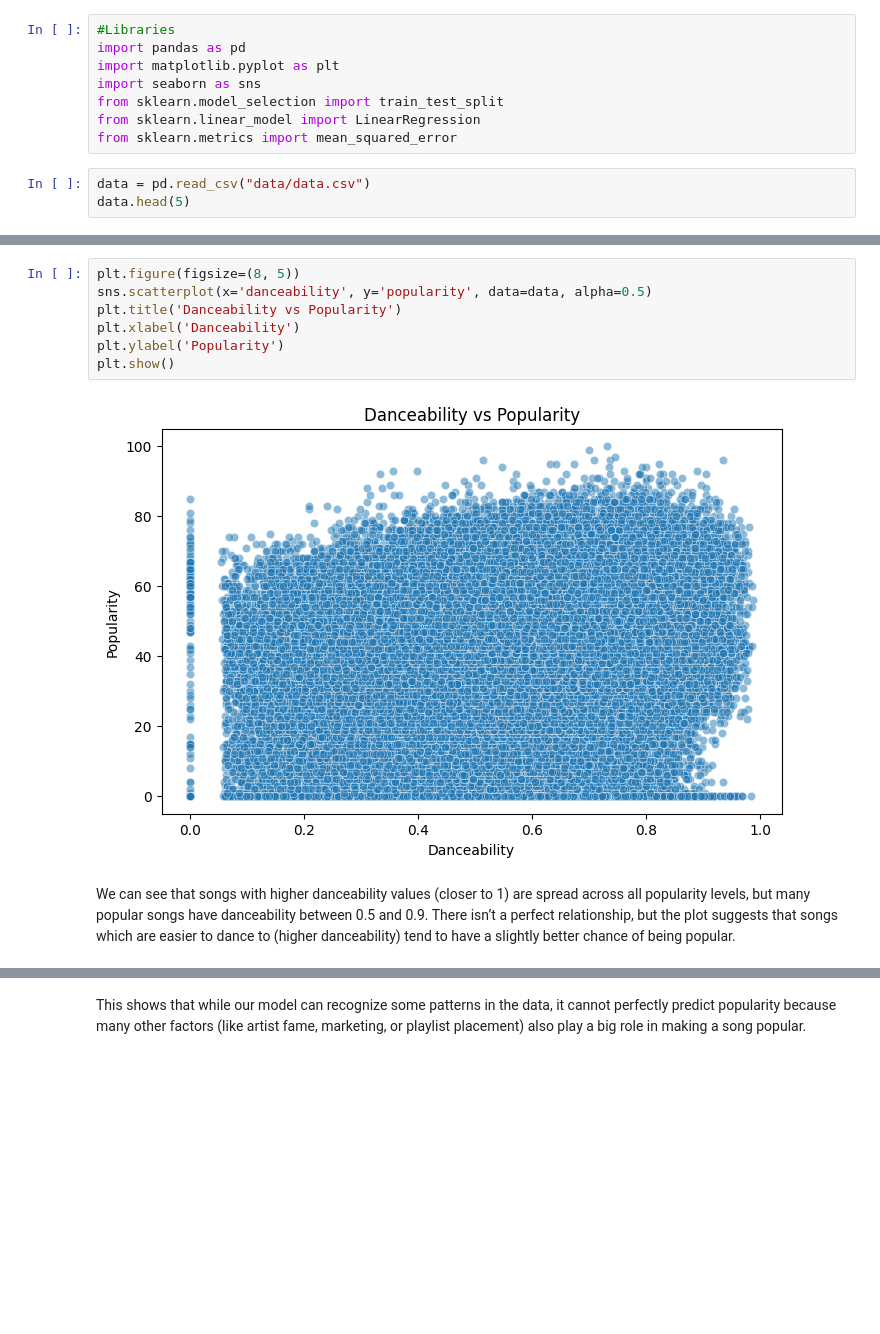
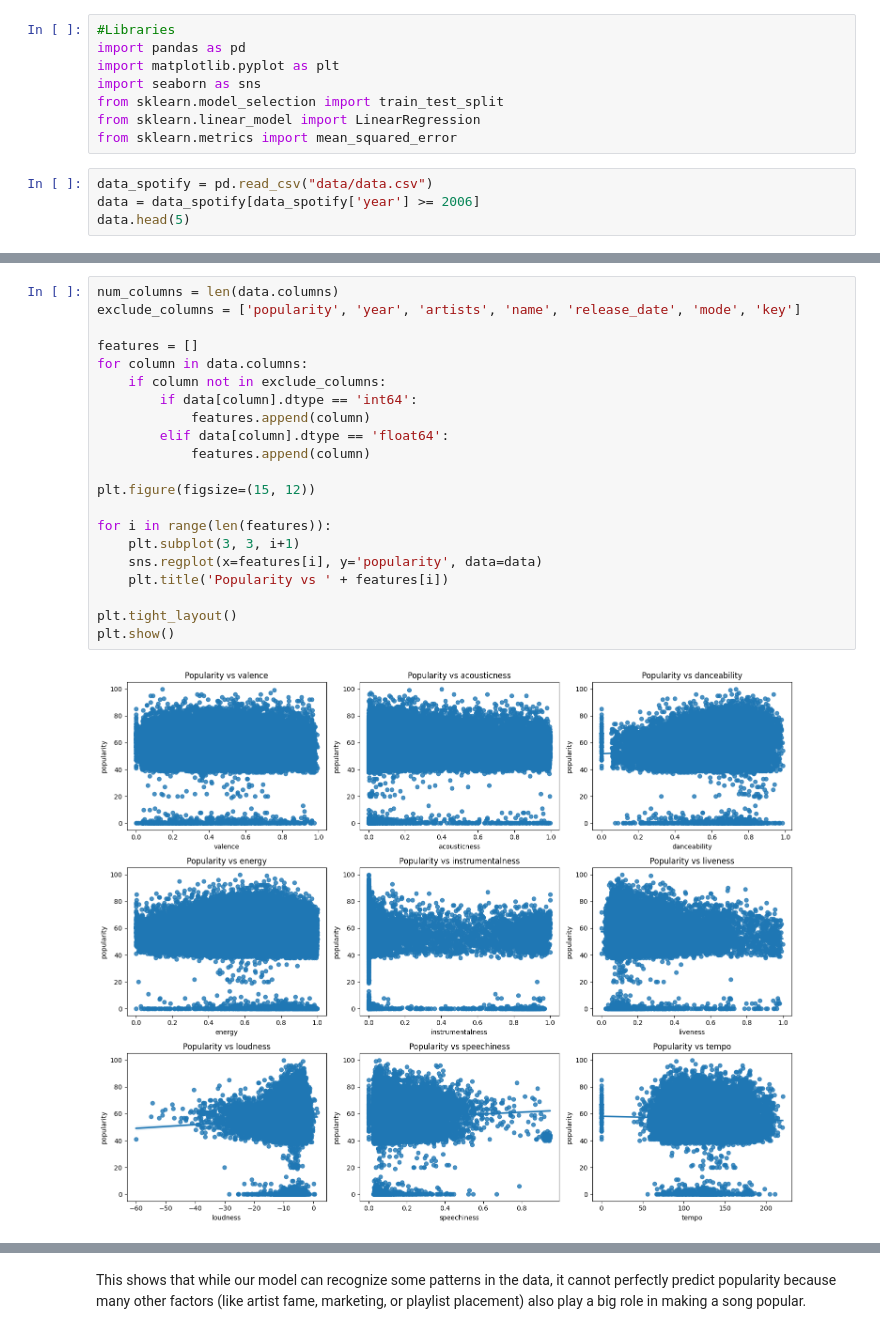
Before and after one commit to mohsayegh/spotify-data-analysis, a Jupyter notebook: spotify_project.ipynb, the cells around one changed output, grey strips where cells are left out. Cells and saved outputs as stored; diff of their text form; blank space fills up the shorter version.

Commit message:
Improve readability, change data year and add scatterplot

```diff
--- a/spotify_project.ipynb
+++ b/spotify_project.ipynb
@@ -21,7 +23,8 @@ from sklearn.model_selection import train_test_split
 from sklearn.linear_model import LinearRegression
 from sklearn.metrics import mean_squared_error
 # %%
-data = pd.read_csv("data/data.csv")
+data_spotify = pd.read_csv("data/data.csv")
+data = data_spotify[data_spotify['year'] >= 2006]
 data.head(5)
 # %% [output]
 |  | valence | year | acousticness | artists | danceability | energy | instrumentalness | key | liveness | ... |
@@ -88,11 +98,23 @@ This heatmap shows the correlation between different song features and popularit
 # %%
-plt.figure(figsize=(8, 5))
-sns.scatterplot(x='danceability', y='popularity', data=data, alpha=0.5)
-plt.title('Danceability vs Popularity')
-plt.xlabel('Danceability')
-plt.ylabel('Popularity')
+num_columns = len(data.columns)
+exclude_columns = ['popularity', 'year', 'artists', 'name', 'release_date', 'mode', 'key']
+
+features = []
+for column in data.columns:
+    if column not in exclude_columns:
+        if data[column].dtype == 'int64':
+            features.append(column)
+        elif data[column].dtype == 'float64':
+            features.append(column)
+
+plt.figure(figsize=(15, 12))
+
+for i in range(len(features)):
+    plt.subplot(3, 3, i+1)
+    sns.regplot(x=features[i], y='popularity', data=data)
+    plt.title('Popularity vs ' + features[i])
+
+plt.tight_layout()
 plt.show()
 # %% [output]
-[figure, old version]
+[figure, new version]
-# %% [markdown]
-We can see that songs with higher danceability values (closer to 1) are spread across all popularity levels, but many popular songs have danceability between 0.5 and 0.9. There isn’t a perfect relationship, but the plot suggests that songs which are easier to dance to (higher danceability) tend to have a slightly better chance of being popular.
```
Also changed, not shown: parts of 19 cells of this notebook.
